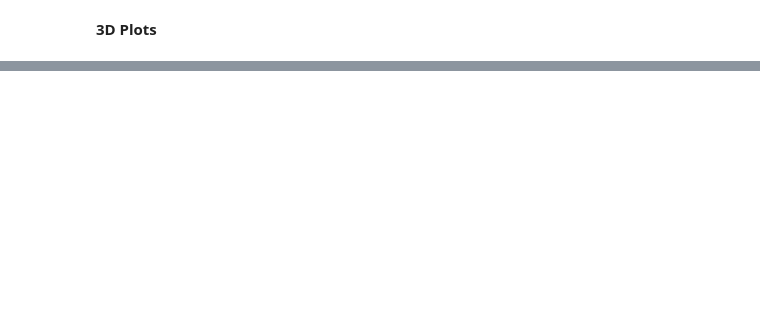
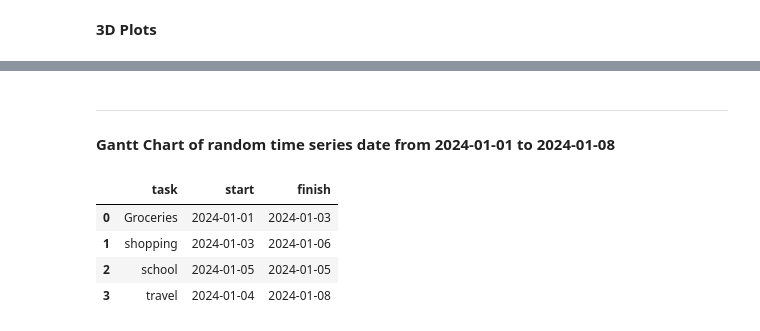
Before and after one commit to zain4cs/Data_Visualization, a Jupyter notebook: Plotly_Graphs.ipynb, the cells around one changed output, grey strips where cells are left out. Cells and saved outputs as stored; diff of their text form; code cells hidden in the pictures; blank space fills up the shorter version.

```diff
--- a/Plotly_Graphs.ipynb
+++ b/Plotly_Graphs.ipynb
@@ -236,0 +262,17 @@ fig.show()
+# %% [markdown]
+__________________________________
+# %% [markdown]
+**Gantt Chart of random time series date from  2024-01-01 to 2024-01-08**
+# %%
+df_gantt = pd.DataFrame({
+    'task': ['Groceries', 'shopping', 'school', 'travel'],
+    'start': pd.to_datetime(['2024-01-01','2024-01-03','2024-01-05','2024-01-04']),
+    'finish': pd.to_datetime(['2024-01-03','2024-01-06','2024-01-05','2024-01-08'])
+})
+df_gantt.head()
+# %% [output]
+|  | task | start | finish |
+| 0 | Groceries | 2024-01-01 | 2024-01-03 |
+| 1 | shopping | 2024-01-03 | 2024-01-06 |
+| 2 | school | 2024-01-05 | 2024-01-05 |
+| 3 | travel | 2024-01-04 | 2024-01-08 |
```
Also changed, not shown: parts of 12 cells of this notebook.
